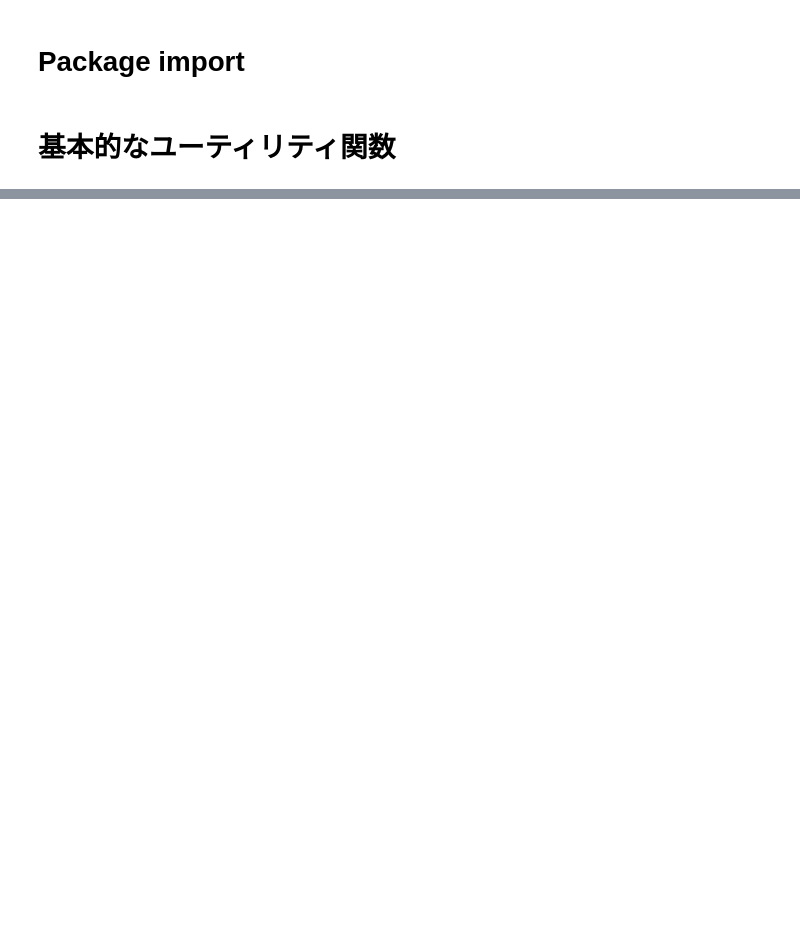
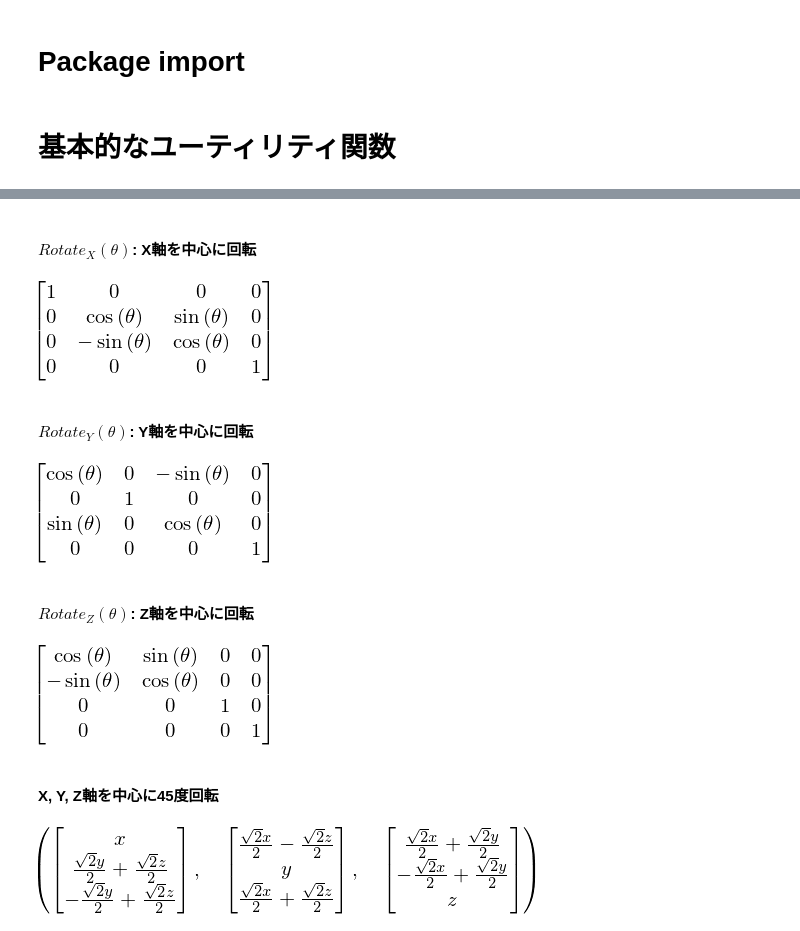
Before and after one commit to wakita/glvis, a Jupyter notebook: doc/t3d.ipynb, the cells around one changed output, grey strips where cells are left out. Cells and saved outputs as stored; diff of their text form; code cells hidden in the pictures; blank space fills up the shorter version.

```diff
--- a/doc/t3d.ipynb
+++ b/doc/t3d.ipynb
@@ -275,0 +91,10 @@ Ortho(0, 10, 0, 10, 2, 12):
+# %%
+def Homogeneous(p, w=1):
+    return (p * w).col_join(sp.Matrix([w]))
+
+def Cartesian(h):
+    return h[0:3,-1] / h[3,0]
+
+if __name__ == '__main__':
+    p = Vec3(x, y, z)
+    assert sp.Eq(p, Cartesian(Homogeneous(p, w=w)))
@@ -275,0 +152,11 @@ Ortho(0, 10, 0, 10, 2, 12):
+# %%
+ScaleSymbols = sp.symbols('s_x s_y s_z')
+Symbolic['Scale'] = sp.diag(*ScaleSymbols, 1)
+Symbolic['scale'] = Symbolic['M32'](ScaleSymbols, Symbolic['Scale'])
+
+if __name__ == '__main__':
+    md('#### 拡大縮小行列: $\mathrm {Scale}(s_x, s_y, s_z)$')
+    p = Vec3(x, y, z)
+    md('$\mathrm {Scale}(s_x, s_y, s_z)', Homogeneous(p), '=',
+       Symbolic['Scale'], Homogeneous(p), '=',
+       (Symbolic['Scale'] * Homogeneous(p)), '$')
@@ -275,0 +184,30 @@ Ortho(0, 10, 0, 10, 2, 12):
+# %%
+sp.var('theta')
+c, s = sp.cos(theta), sp.sin(theta)
+
+Symbolic['RotateX'] = sp.diag(1, sp.Matrix(2, 2, [ c, s, -s, c]), 1)
+Symbolic['RotateY'] = sp.diag(sp.Matrix(3, 3, [ c, 0, -s, 0, 1, 0, s, 0, c ]), 1)
+Symbolic['RotateZ'] = sp.diag(sp.Matrix(2, 2, [ c, s, -s, c ]), 1, 1)
+
+Symbolic['rotateX'] = Symbolic['M32'](theta, Symbolic['RotateX'])
+Symbolic['rotateY'] = Symbolic['M32'](theta, Symbolic['RotateY'])
+Symbolic['rotateZ'] = Symbolic['M32'](theta, Symbolic['RotateZ'])
+
+if __name__ == '__main__':
+    for R in 'X Y Z'.split():
+        Display.display_markdown('#### $\mathit{Rotate}_' + R + '(\\theta)$: ' + R + '軸を中心に回転', raw=True)
+        display(Symbolic['Rotate' + R])
+
+    Display.display_markdown('#### X, Y, Z軸を中心に45度回転', raw=True)
+    display(tuple([Cartesian(Symbolic[R].subs({ theta: sp.pi / 4 }) *
+                             Homogeneous(Vec3(x, y, z)))
+                   for R in 'RotateX RotateY RotateZ'.split()]))
+# %% [output]
+#### $\mathit{Rotate}_X(\theta)$: X軸を中心に回転
+[figure, added]
+#### $\mathit{Rotate}_Y(\theta)$: Y軸を中心に回転
+[figure, added]
+#### $\mathit{Rotate}_Z(\theta)$: Z軸を中心に回転
+[figure, added]
+#### X, Y, Z軸を中心に45度回転
+[figure, added]
```
Also changed, not shown: parts of 44 cells of this notebook.
